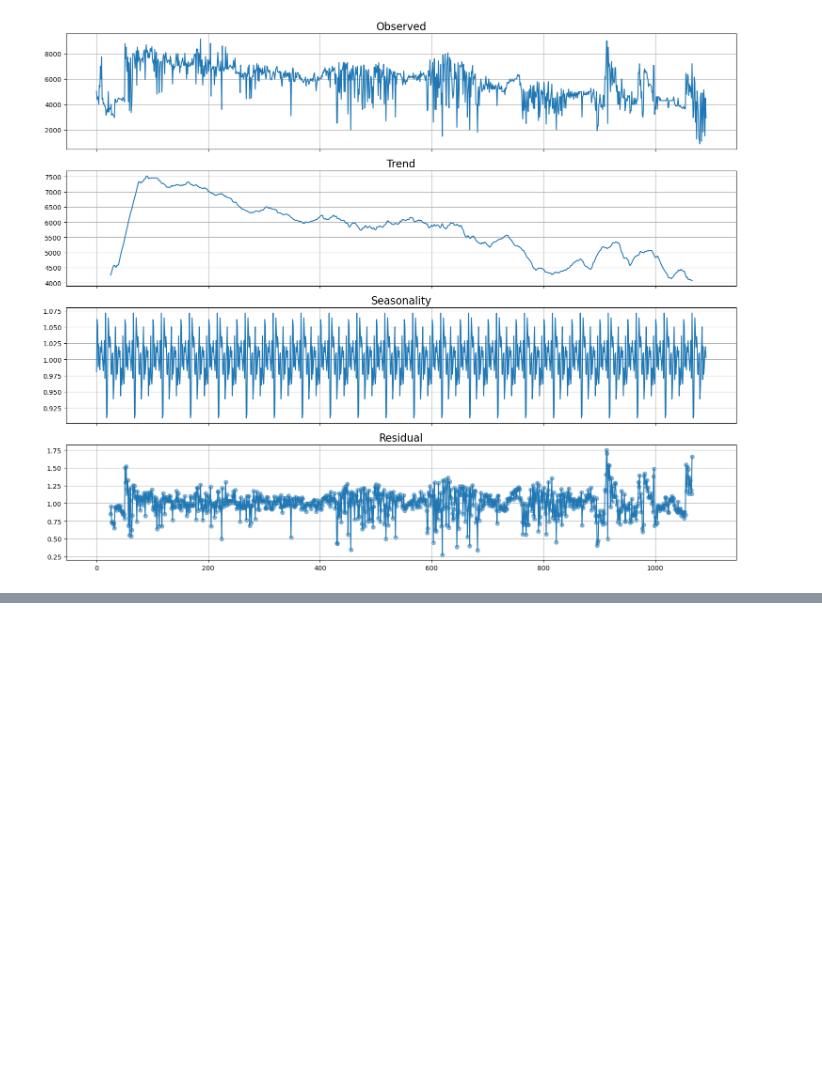
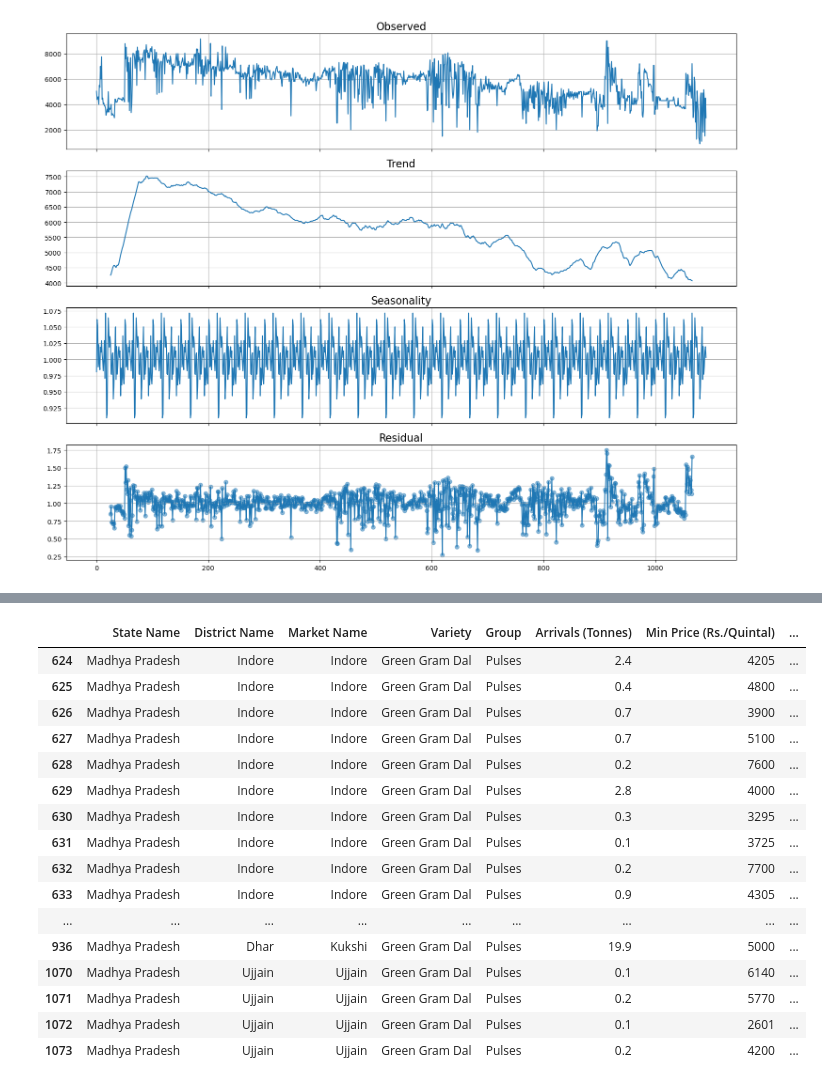
Before and after one commit to Abhinand-NTK/Agritech_Project, a Jupyter notebook: agritech_v2.ipynb, the cells around one changed output, grey strips where cells are left out. Saved outputs shown, nothing was run; the diff lists cells and outputs as text; code cells hidden in the pictures; blank space fills up the shorter version.

```diff
--- a/agritech_v2.ipynb
+++ b/agritech_v2.ipynb
@@ -305,0 +315,29 @@ plt.show()
+# %%
+# Assuming 'dataframe' is your DataFrame containing the data
+
+# Convert 'Reported Date' column to DateTime format if not already in DateTime format
+dataframe['Reported Date'] = pd.to_datetime(dataframe['Reported Date'])
+
+# Filter the DataFrame to include only the rows with the year 2021
+dataframe_2021 = dataframe[dataframe['Reported Date'].dt.year == 2020]
+
+# Now 'dataframe_2021' contains only the rows with the year 2021
+dataframe_2021.head(100)
+# %% [output]
+|  | State Name | District Name | Market Name | Variety | Group | Arrivals (Tonnes) | Min Price (Rs./Quintal) | ... |
+| 624 | Madhya Pradesh | Indore | Indore | Green Gram Dal | Pulses | 2.4 | 4205 | ... |
+| 625 | Madhya Pradesh | Indore | Indore | Green Gram Dal | Pulses | 0.4 | 4800 | ... |
+| 626 | Madhya Pradesh | Indore | Indore | Green Gram Dal | Pulses | 0.7 | 3900 | ... |
+| 627 | Madhya Pradesh | Indore | Indore | Green Gram Dal | Pulses | 0.7 | 5100 | ... |
+| 628 | Madhya Pradesh | Indore | Indore | Green Gram Dal | Pulses | 0.2 | 7600 | ... |
+| 629 | Madhya Pradesh | Indore | Indore | Green Gram Dal | Pulses | 2.8 | 4000 | ... |
+| 630 | Madhya Pradesh | Indore | Indore | Green Gram Dal | Pulses | 0.3 | 3295 | ... |
+| 631 | Madhya Pradesh | Indore | Indore | Green Gram Dal | Pulses | 0.1 | 3725 | ... |
+| 632 | Madhya Pradesh | Indore | Indore | Green Gram Dal | Pulses | 0.2 | 7700 | ... |
+| 633 | Madhya Pradesh | Indore | Indore | Green Gram Dal | Pulses | 0.9 | 4305 | ... |
+| ... | ... | ... | ... | ... | ... | ... | ... | ... |
+| 936 | Madhya Pradesh | Dhar | Kukshi | Green Gram Dal | Pulses | 19.9 | 5000 | ... |
+| 1070 | Madhya Pradesh | Ujjain | Ujjain | Green Gram Dal | Pulses | 0.1 | 6140 | ... |
+| 1071 | Madhya Pradesh | Ujjain | Ujjain | Green Gram Dal | Pulses | 0.2 | 5770 | ... |
+| 1072 | Madhya Pradesh | Ujjain | Ujjain | Green Gram Dal | Pulses | 0.1 | 2601 | ... |
+| 1073 | Madhya Pradesh | Ujjain | Ujjain | Green Gram Dal | Pulses | 0.2 | 4200 | ... |
```
Also changed, not shown: parts of 8 cells of this notebook.
